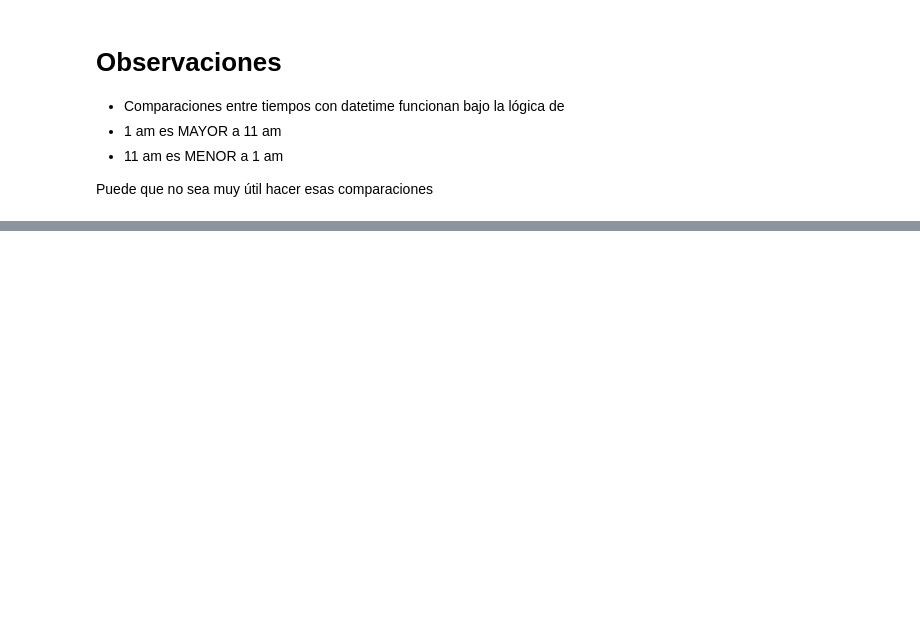
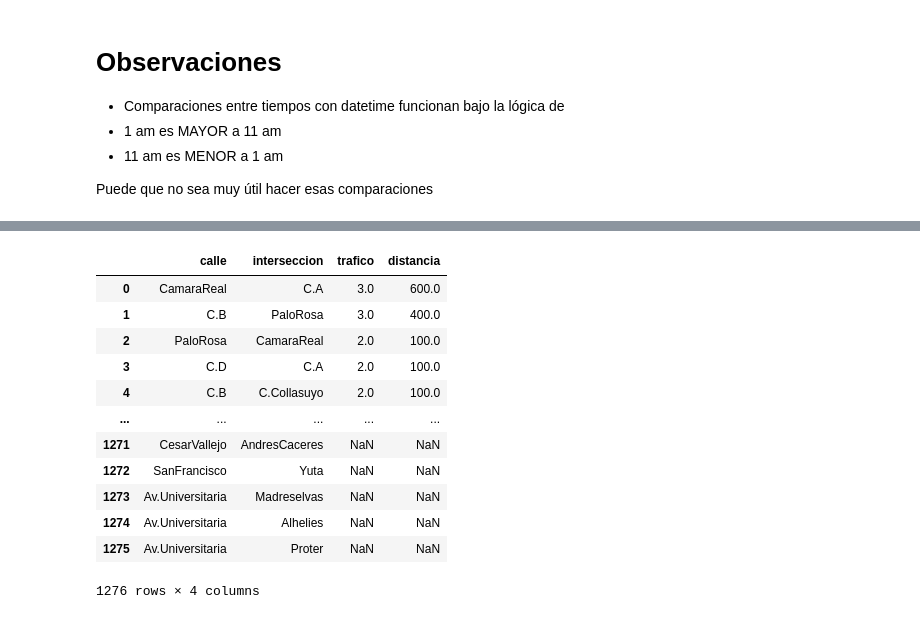
Before and after one commit to JoseSantisteban/TF-201922760-201922910-202010840, a Jupyter notebook: Pruebas.ipynb, the cells around one changed output, grey strips where cells are left out. Saved outputs shown, nothing was run; the diff lists cells and outputs as text; code cells hidden in the pictures; blank space fills up the shorter version.

Commit message:
#19
- Perlin noise queda descartado (por ahora)
- Implementación de clase grafo y restructuración de la lista de adyacencia como dictionario y dataframe

```diff
--- a/Pruebas.ipynb
+++ b/Pruebas.ipynb
@@ -54,0 +82,17 @@ Puede que no sea muy útil hacer esas comparaciones
+# %%
+roads = pd.read_csv("2doGraph.csv")
+roads
+# %% [output]
+|  | calle | interseccion | trafico | distancia |
+| 0 | CamaraReal | C.A | 3.0 | 600.0 |
+| 1 | C.B | PaloRosa | 3.0 | 400.0 |
+| 2 | PaloRosa | CamaraReal | 2.0 | 100.0 |
+| 3 | C.D | C.A | 2.0 | 100.0 |
+| 4 | C.B | C.Collasuyo | 2.0 | 100.0 |
+| ... | ... | ... | ... | ... |
+| 1271 | CesarVallejo | AndresCaceres | NaN | NaN |
+| 1272 | SanFrancisco | Yuta | NaN | NaN |
+| 1273 | Av.Universitaria | Madreselvas | NaN | NaN |
+| 1274 | Av.Universitaria | Alhelies | NaN | NaN |
+| 1275 | Av.Universitaria | Proter | NaN | NaN |
+1276 rows × 4 columns
```
Also changed, not shown: parts of 7 cells of this notebook, 1 other file.
